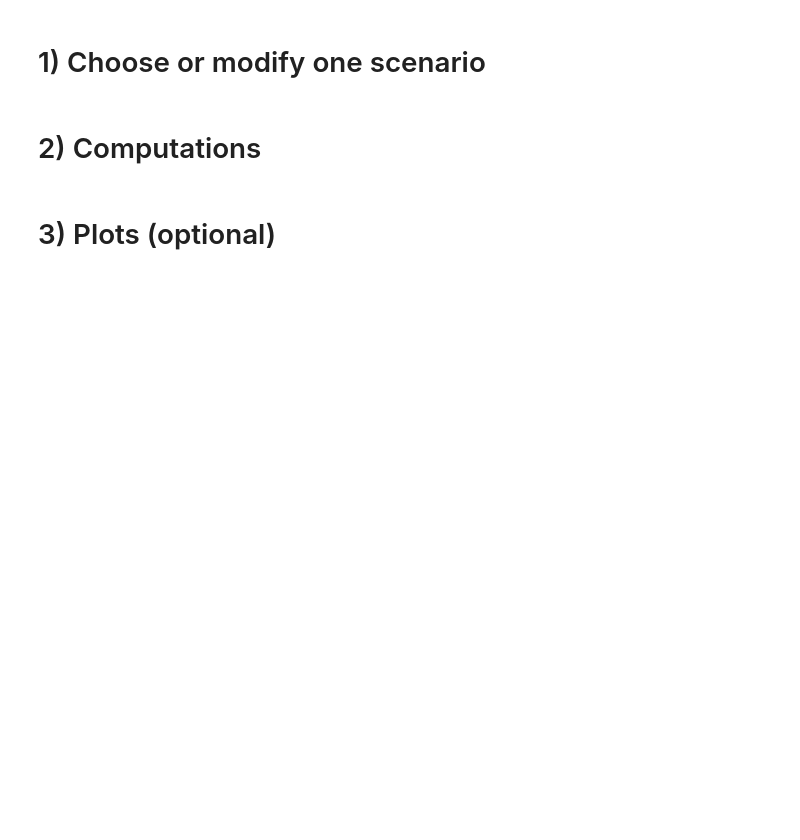
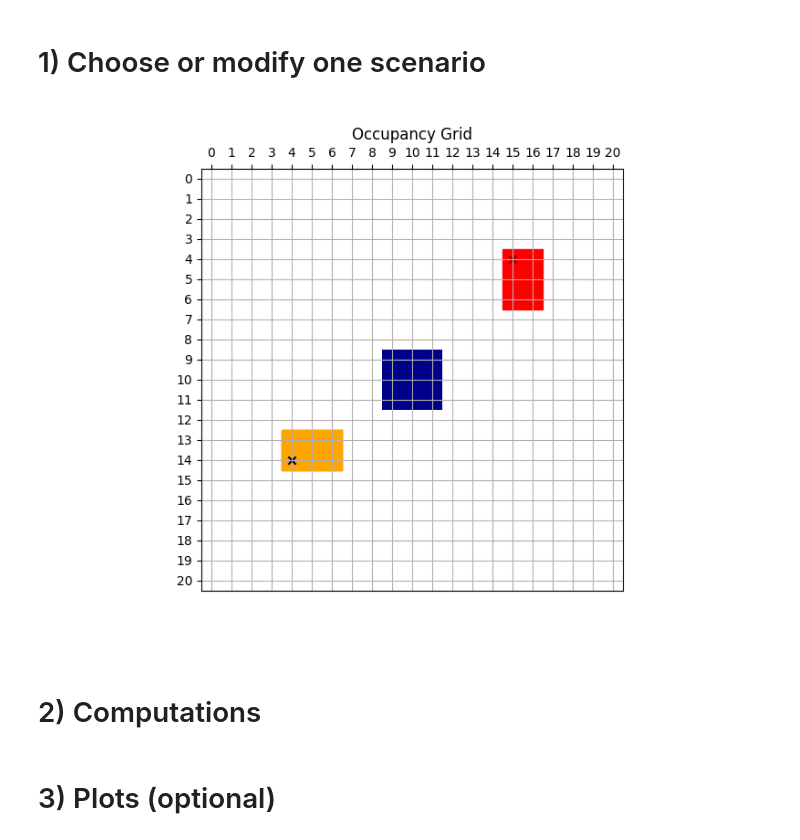
Before and after one commit to ca-schue/potential-field, a Jupyter notebook: robotic-potential-navigation.ipynb, the cells around one changed output. Drawn from its saved outputs; the diff is of its cells as text; code cells hidden in the pictures; blank space fills up the shorter version.

Commit message:
started ch 3, 4

```diff
--- a/robotic-potential-navigation.ipynb
+++ b/robotic-potential-navigation.ipynb
@@ -48,6 +48,57 @@ plot_occupancy_grid(
     start_point=start_point,
     rotation_step=rotation_step)
 plt.show()
+# %%
+# 2x4 Robot, 90° Rotation, 18x18 Occu. Grid, 1 Obstacle in middle
+
+%matplotlib widget
+import matplotlib.pyplot as plt
+from occupancy_grid import add_obstacle, generate_empty_occupancy_grid, plot_occupancy_grid
+
+# Robotermaße
+robot_width = 2
+robot_length = 3
+
+# Plots
+optional_plots = True # Set true only for width/height <= 30px and rotation_step >= 30° (Very resource intensive)
+gradient_decent_plots = True # Set true only for width/height < 20px and rotation_step = 90° (Very resource intensive)
+
+# Rotationsgranularität
+rotation_step = 45
+
+# Start- und Zielpunkt festlegen
+start_point = (4, 14, 0)
+goal_point = (15, 4, 0)
+current_position=start_point
+
+# Occupancy Grid
+occupancy_grid_width = 21
+occupancy_grid_length = 21
+occupancy_grid = generate_empty_occupancy_grid(width=occupancy_grid_width,length=occupancy_grid_length)
+
+# Obstacles
+occupancy_grid = add_obstacle(
+    occupancy_grid=occupancy_grid,
+    width=3,
+    length=3,
+    x=9,
+    y=9)
+
+fig = plt.figure(figsize=(8, 6))
+plot_axis = fig.add_subplot(111)
+plot_occupancy_grid(
+    occupancy_grid=occupancy_grid,
+    goal_point=goal_point,
+    current_position=current_position,
+    plot_axis=plot_axis,
+    robot_width=robot_width,
+    robot_length=robot_length,
+    ticks=True,
+    start_point=start_point,
+    rotation_step=rotation_step)
+plt.show()
+# %% [output]
+[figure, added]
 # %%
 # 1x1 Robot, 90° Rotation, 18x18 Occu. Grid, Trapped in "<"
 
```
Also changed, not shown: parts of 5 cells of this notebook, 3 other files.
